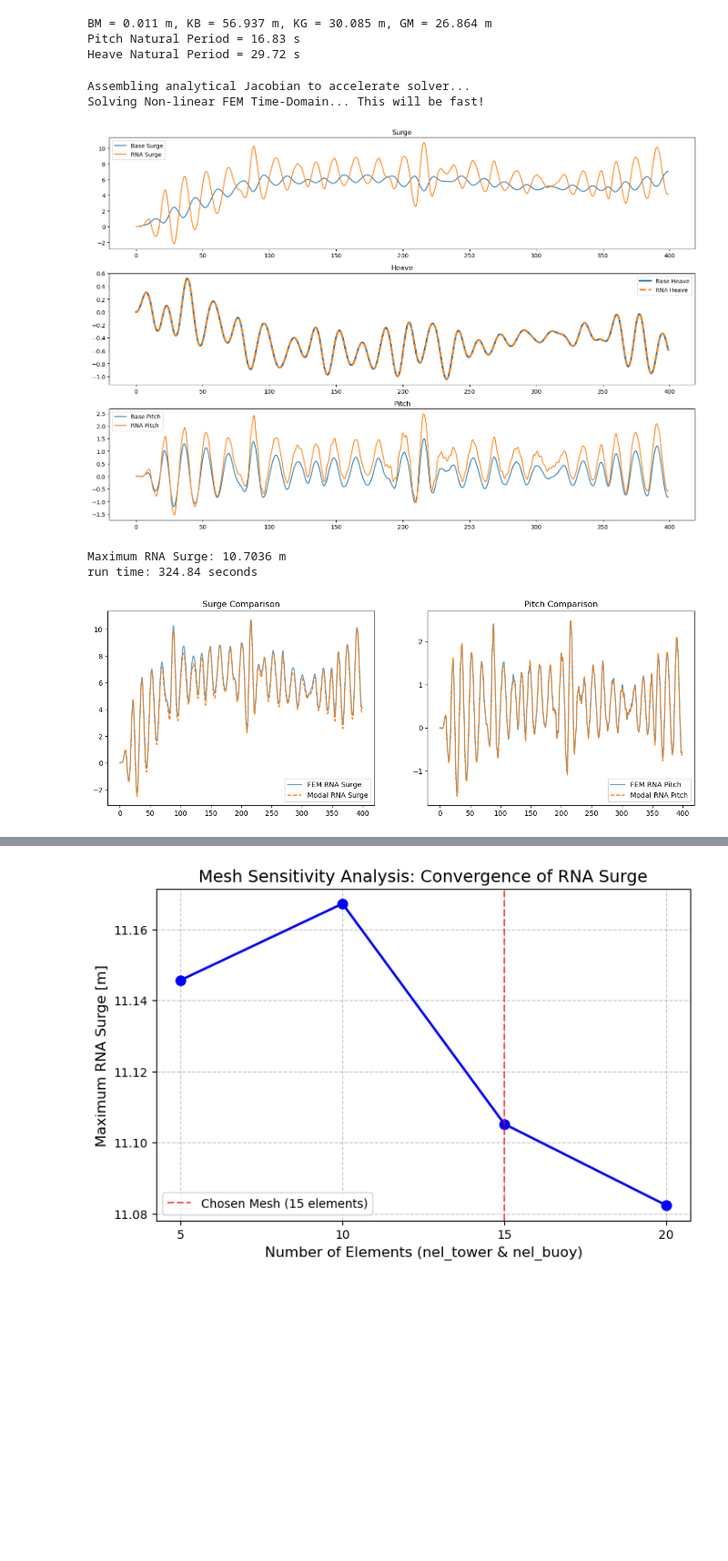
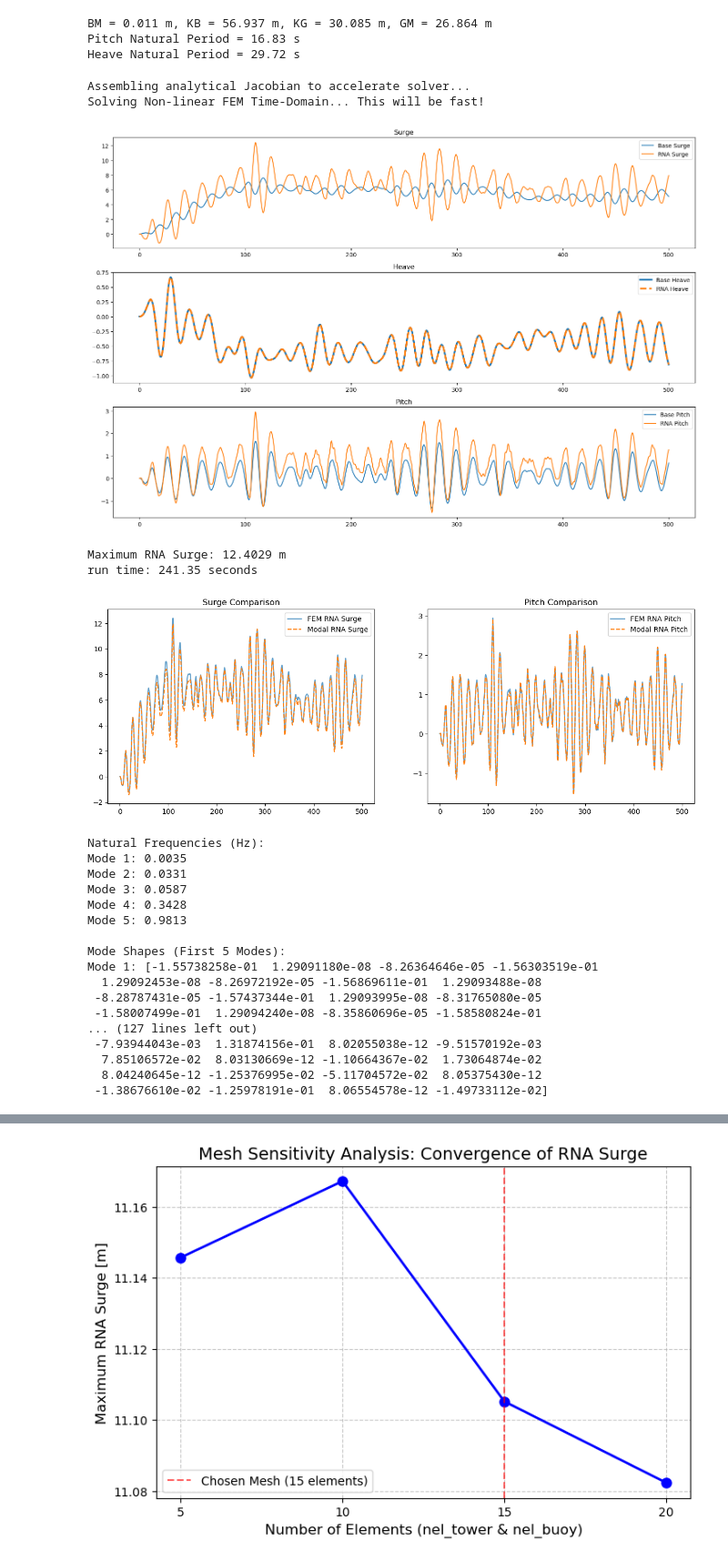
Before and after one commit to Coen10001/numerical-methods-Coen, a Jupyter notebook: CFD Formative assignments/Working FEM code.ipynb, the cells around one changed output, grey strips where cells are left out. Shown at 91% size. Drawn from its saved outputs; the diff is of its cells as text; code cells hidden in the pictures; blank space fills up the shorter version.

Commit message:
added lots of plots and print statements for the eigen frequencies and mode shapes. Also added a new file with the steady state results...

```diff
--- a/CFD Formative assignments/Working FEM code.ipynb
+++ b/CFD Formative assignments/Working FEM code.ipynb
@@ -129,7 +129,7 @@ def calculateWindTimeSeriesFFT(windDict):
     return out
 
 # --- DICTIONARIES & GENERATION ---
-timeInfo = {"TTrans":50, "TDur":400, "dt":0.5, "fHighCut":0.5}
+timeInfo = {"TTrans":50, "TDur":501, "dt":0.5, "fHighCut":0.5}
 wind = {"I": 0.14, "l": 340.2, "V_10": 11.4}
 wave = {"Hs": 9.14, "Tp": 13.6, "gamma": 1.0, "h": 320, "z": np.arange(-320, 1, 1)}
 
@@ -737,9 +737,9 @@ print(f'run time: {time.time() - start_time:.2f} seconds')
 # %% [output]
 Assembling analytical Jacobian to accelerate solver...
 Solving Non-linear FEM Time-Domain... This will be fast!
-[figure, old version]
+[figure, new version]
-Maximum RNA Surge: 10.7036 m
-run time: 324.84 seconds
+Maximum RNA Surge: 12.4029 m
+run time: 241.35 seconds
 # %%
 # ==============================================================================
 # CELL 9: MODAL ANALYSIS (REDUCED ORDER MODEL)
@@ -799,34 +799,59 @@ def qdot(t, q):
 
     Fmxl, Fmzl, Fmxr, Fmzr = Fmoor(U_F[6])
     Fm[Fair_idx*3] = Fmxr + Fmxl
     Fm[Fair_idx*3+1] = Fmzl + Fmzr
     Fm[Fair_idx*3+2] = 5.2*Fmzl - 5.2*Fmzr
 
     F_vec = -Fz + Fw - np.dot(D, (urel * np.abs(urel))) + L_cur + Fm
     Am = (PHI.T @ F_vec - (Km * q[0:nMode] + Cm * q[nMode:2*nMode])) / Mm
     return np.append(q[nMode:2*nMode], Am)
 
 q0_modal = np.zeros(2*nMode)
 q_sol = scp.solve_ivp(fun=qdot, t_span=[tspan[0], tspan[-1]], y0=q0_modal, method='Radau', max_step=0.1)
 
 # Reconstruct the physical coordinates from the modal coordinates
 U_F = np.zeros((len(q_sol.t), len(PHI[:,0])))
 for iMode in range(nMode):
     for it in range(len(q_sol.t)):
         U_F[it,:] += PHI[:,iMode] * q_sol.y[iMode][it]
 
 # Plot Comparison (FEM vs Modal)
 fig, axs = plt.subplots(1, 2, figsize=(15, 5))
 axs[0].plot(sol.t, sol.y[udofs[-3]], label='FEM RNA Surge', alpha=0.7)
 axs[0].plot(q_sol.t, U_F[:, -3], '--', label='Modal RNA Surge')
 axs[0].legend(); axs[0].set_title('Surge Comparison')
 
 axs[1].plot(sol.t, np.rad2deg(sol.y[udofs[-1]]), label='FEM RNA Pitch', alpha=0.7)
 axs[1].plot(q_sol.t, np.rad2deg(U_F[:, -1]), '--', label='Modal RNA Pitch')
 axs[1].legend(); axs[1].set_title('Pitch Comparison')
 plt.show()
+#i want you to extract the eigenvalues and eigenvectors and print them in a readable format, showing the natural frequencies and corresponding mode shapes for the first 5 modes.
+print("Natural Frequencies (Hz):")
+for i in range(5):
+    print(f"Mode {i+1}: {f[i]:.4f}")
+
+print("\nMode Shapes (First 5 Modes):")
+for i in range(5):
+    print(f"Mode {i+1}: {vr_sorted[:, i]}")
 # %% [output]
-[figure, old version]
+[figure, new version]
+Natural Frequencies (Hz):
+Mode 1: 0.0035
+Mode 2: 0.0331
+Mode 3: 0.0587
+Mode 4: 0.3428
+Mode 5: 0.9813
+
+Mode Shapes (First 5 Modes):
+Mode 1: [-1.55738258e-01  1.29091180e-08 -8.26364646e-05 -1.56303519e-01
+  1.29092453e-08 -8.26972192e-05 -1.56869611e-01  1.29093488e-08
+ -8.28787431e-05 -1.57437344e-01  1.29093995e-08 -8.31765080e-05
+ -1.58007499e-01  1.29094240e-08 -8.35860696e-05 -1.58580824e-01
+... (127 lines left out)
+ -7.93944043e-03  1.31874156e-01  8.02055038e-12 -9.51570192e-03
+  7.85106572e-02  8.03130669e-12 -1.10664367e-02  1.73064874e-02
+  8.04240645e-12 -1.25376995e-02 -5.11704572e-02  8.05375430e-12
+ -1.38676610e-02 -1.25978191e-01  8.06554578e-12 -1.49733112e-02]
 # %%
 # ==============================================================================
 # CELL 10: FREE DECAY TESTS (PITCH & HEAVE)
```
Also changed, not shown: parts of 5 cells of this notebook, 3 other files.
